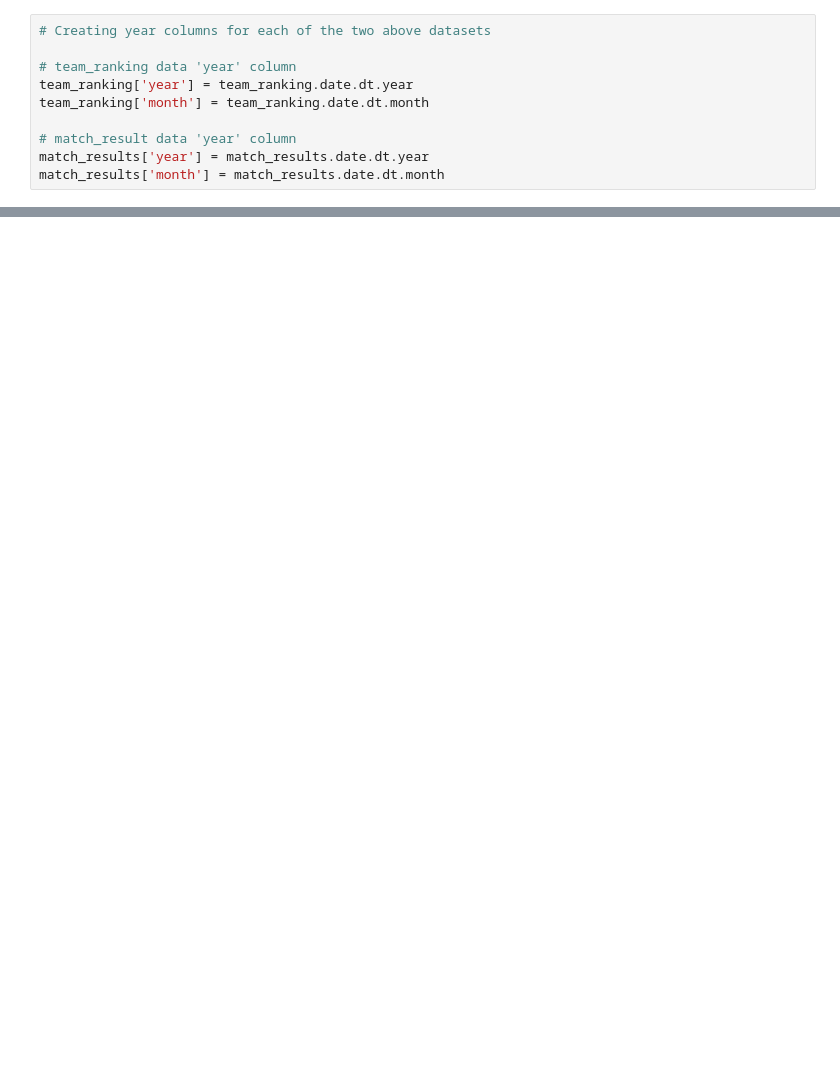
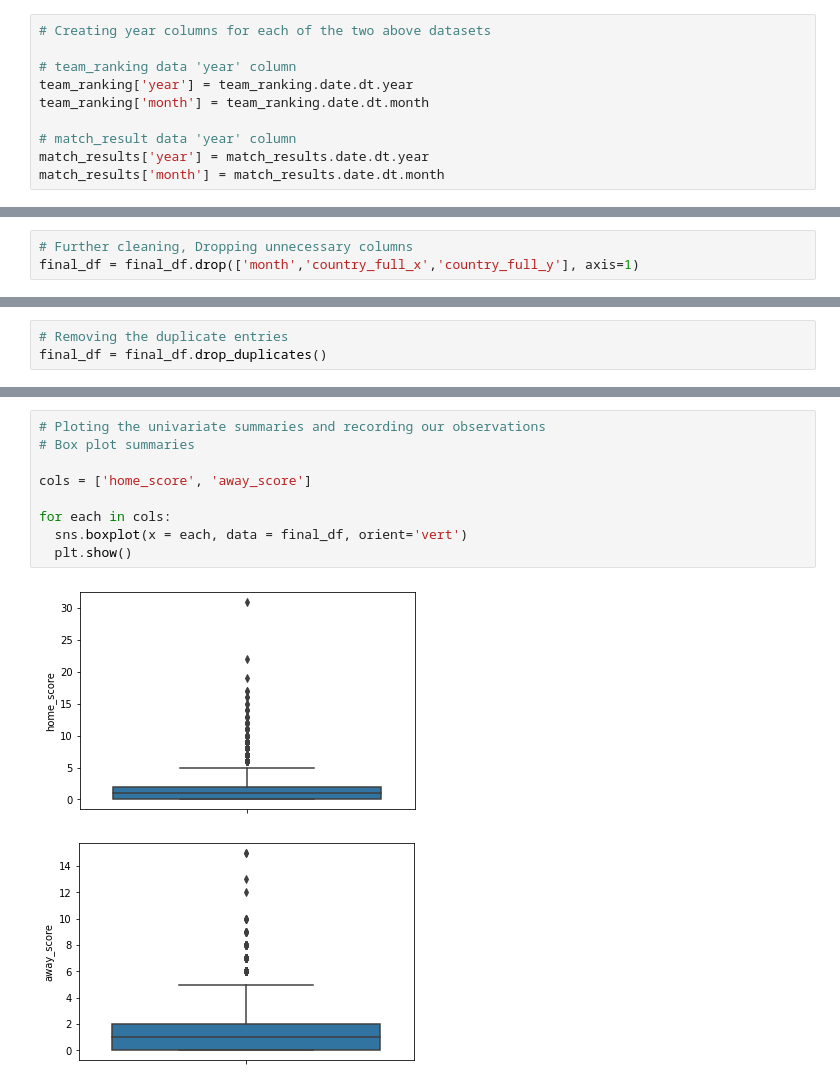
Before and after one commit to qadipo/Mchezopesa-Football-Outcome-Prediction, a Jupyter notebook: Mchezopesa_Football_Outcome_Predictions.ipynb, the cells around one changed output, grey strips where cells are left out. Saved outputs shown, nothing was run; the diff lists cells and outputs as text; blank space fills up the shorter version.

```diff
--- a/Mchezopesa_Football_Outcome_Predictions.ipynb
+++ b/Mchezopesa_Football_Outcome_Predictions.ipynb
@@ -459,0 +405,3 @@ match_results.head()
+# %%
+# Further cleaning, Dropping unnecessary columns
+final_df = final_df.drop(['month','country_full_x','country_full_y'], axis=1)
@@ -459,0 +448,3 @@ match_results.head()
+# %%
+# Removing the duplicate entries
+final_df = final_df.drop_duplicates()
@@ -459,0 +466,12 @@ match_results.head()
+# %%
+# Ploting the univariate summaries and recording our observations
+# Box plot summaries
+
+cols = ['home_score', 'away_score']
+
+for each in cols:
+  sns.boxplot(x = each, data = final_df, orient='vert')
+  plt.show()
+# %% [output]
+[figure, added]
+[figure, added]
```
Also changed, not shown: parts of 80 cells of this notebook.
